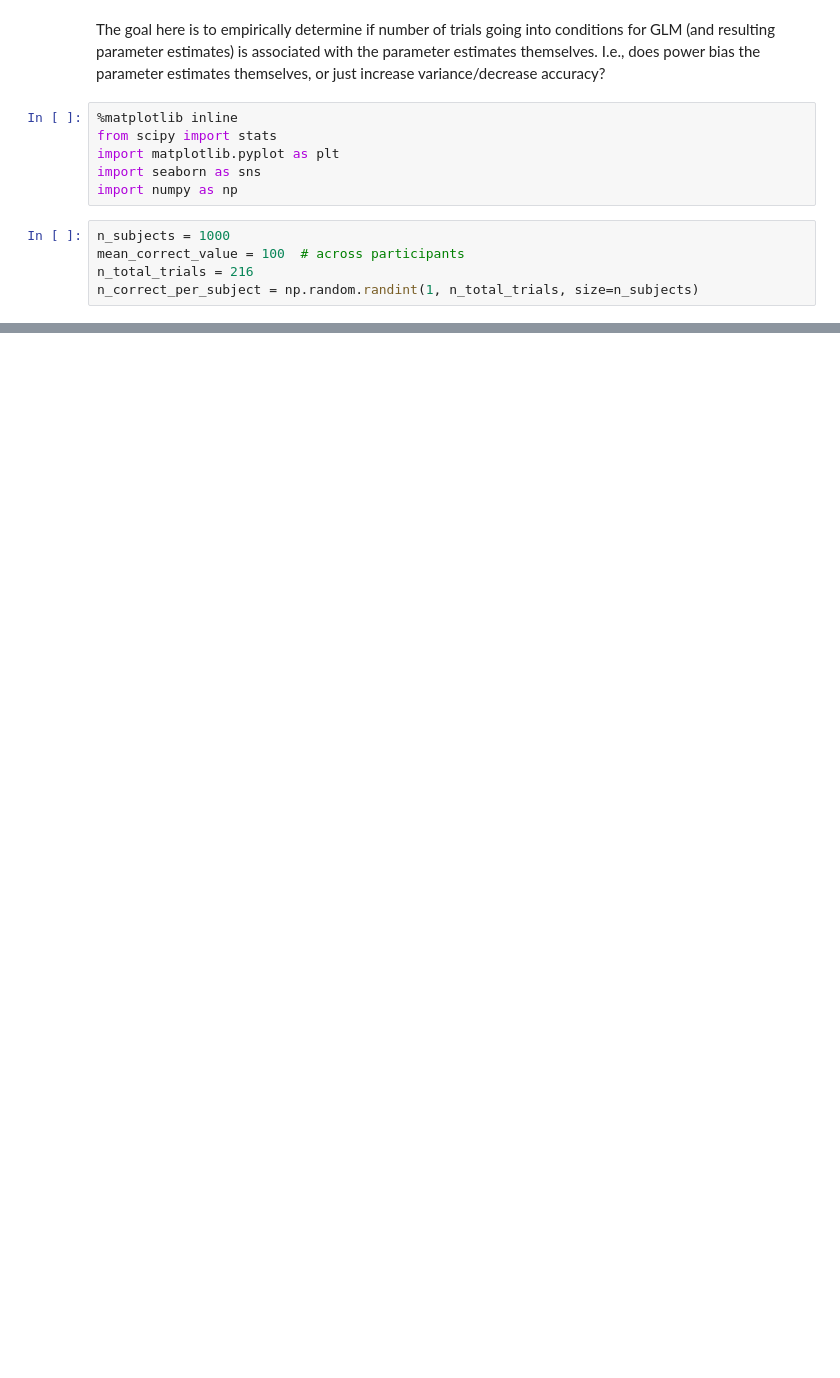
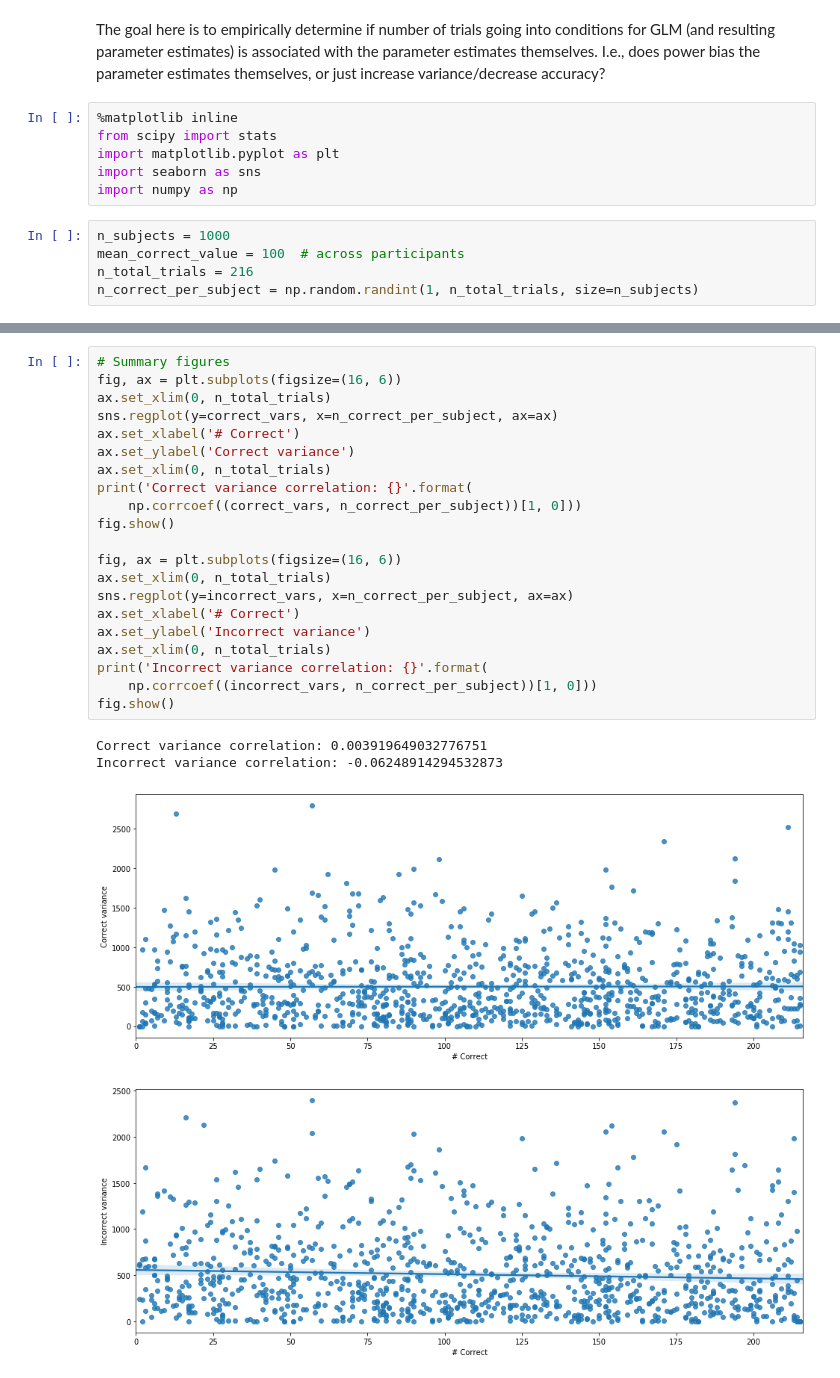
Before and after one commit to tsalo/misc-notebooks, a Jupyter notebook: betas_and_other.ipynb, the cells around one changed output, grey strips where cells are left out. Cells and saved outputs as stored; diff of their text form; blank space fills up the shorter version.

```diff
--- a/betas_and_other.ipynb
+++ b/betas_and_other.ipynb
@@ -94,0 +101,26 @@ Difference PE correlation: -0.04188721920646733
+# %%
+# Summary figures
+fig, ax = plt.subplots(figsize=(16, 6))
+ax.set_xlim(0, n_total_trials)
+sns.regplot(y=correct_vars, x=n_correct_per_subject, ax=ax)
+ax.set_xlabel('# Correct')
+ax.set_ylabel('Correct variance')
+ax.set_xlim(0, n_total_trials)
+print('Correct variance correlation: {}'.format(
+    np.corrcoef((correct_vars, n_correct_per_subject))[1, 0]))
+fig.show()
+
+fig, ax = plt.subplots(figsize=(16, 6))
+ax.set_xlim(0, n_total_trials)
+sns.regplot(y=incorrect_vars, x=n_correct_per_subject, ax=ax)
+ax.set_xlabel('# Correct')
+ax.set_ylabel('Incorrect variance')
+ax.set_xlim(0, n_total_trials)
+print('Incorrect variance correlation: {}'.format(
+    np.corrcoef((incorrect_vars, n_correct_per_subject))[1, 0]))
+fig.show()
+# %% [output]
+Correct variance correlation: 0.003919649032776751
+Incorrect variance correlation: -0.06248914294532873
+[figure, added]
+[figure, added]
```
Also changed, not shown: parts of 4 cells of this notebook.
